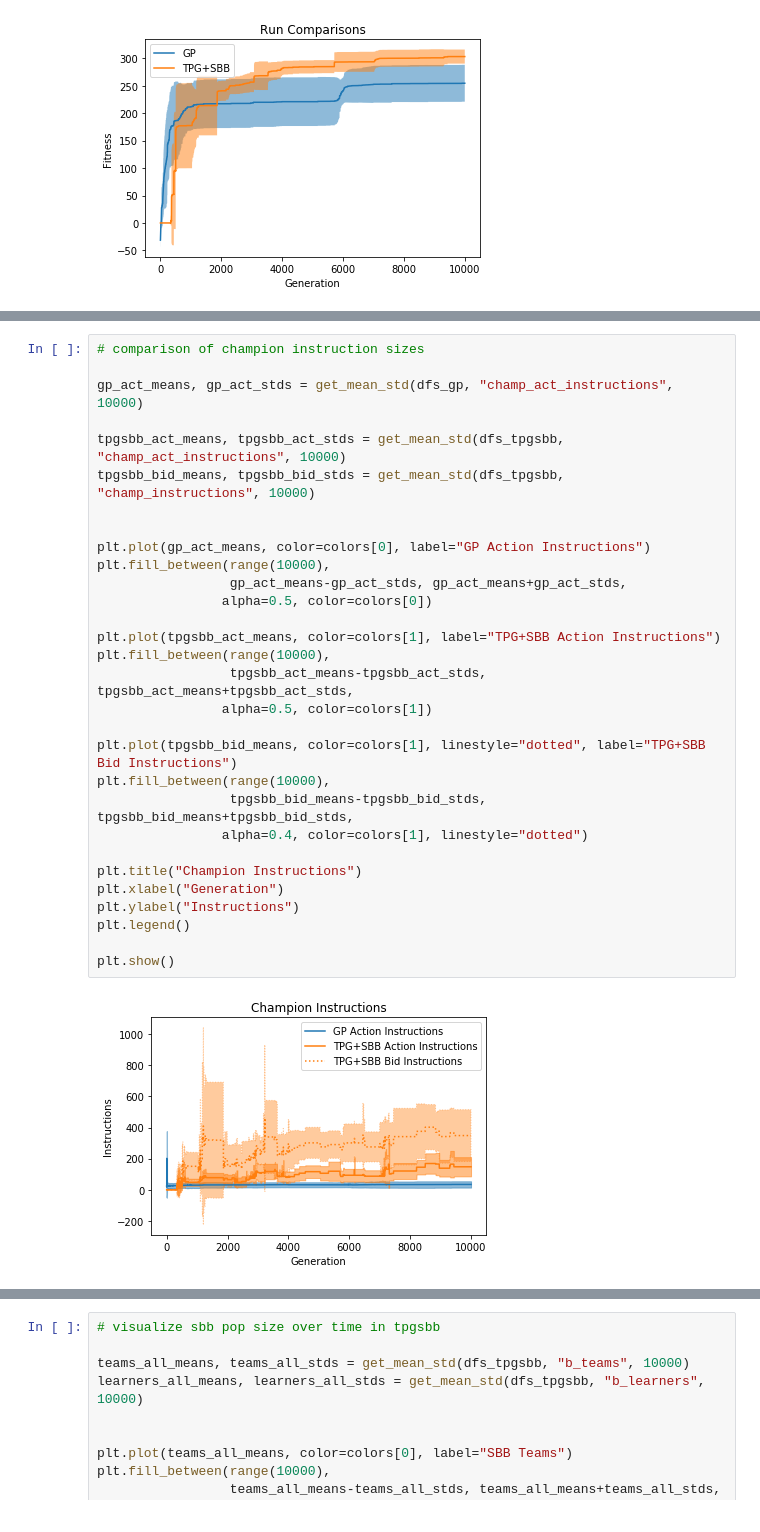
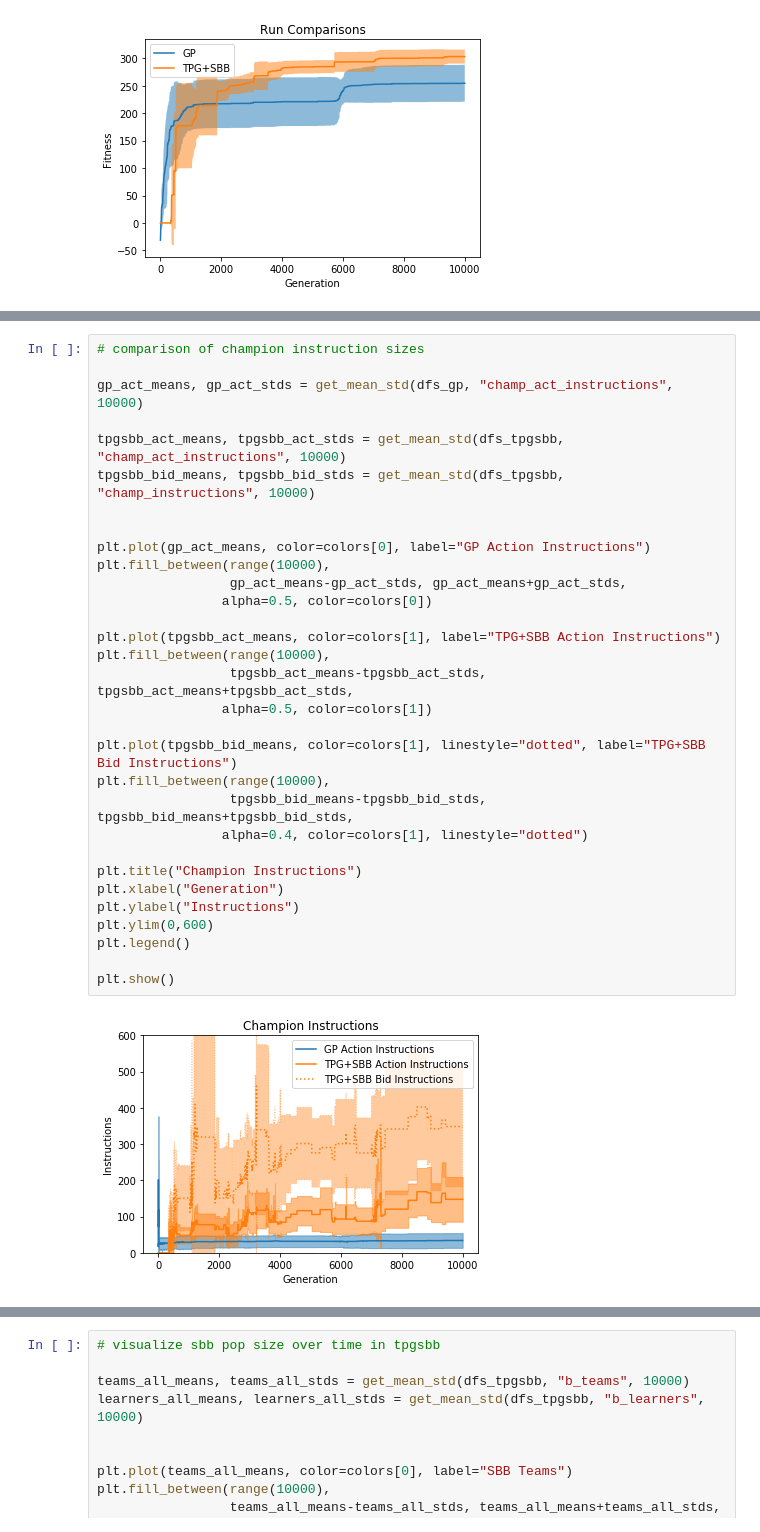
Before and after one commit to Ryan-Amaral/gp-bipedal-walker-analysis, a Jupyter notebook: basic_analysis.ipynb, the cells around one changed output, grey strips where cells are left out. Cells and saved outputs as stored; diff of their text form.

Commit message:
updated plots

```diff
--- a/basic_analysis.ipynb
+++ b/basic_analysis.ipynb
@@ -111,31 +112,32 @@ plt.show()
 # comparison of champion instruction sizes
 
 gp_act_means, gp_act_stds = get_mean_std(dfs_gp, "champ_act_instructions", 10000)
 
 tpgsbb_act_means, tpgsbb_act_stds = get_mean_std(dfs_tpgsbb, "champ_act_instructions", 10000)
 tpgsbb_bid_means, tpgsbb_bid_stds = get_mean_std(dfs_tpgsbb, "champ_instructions", 10000)
 
 
 plt.plot(gp_act_means, color=colors[0], label="GP Action Instructions")
 plt.fill_between(range(10000),
                  gp_act_means-gp_act_stds, gp_act_means+gp_act_stds,
                 alpha=0.5, color=colors[0])
 
 plt.plot(tpgsbb_act_means, color=colors[1], label="TPG+SBB Action Instructions")
 plt.fill_between(range(10000),
                  tpgsbb_act_means-tpgsbb_act_stds, tpgsbb_act_means+tpgsbb_act_stds,
                 alpha=0.5, color=colors[1])
 
 plt.plot(tpgsbb_bid_means, color=colors[1], linestyle="dotted", label="TPG+SBB Bid Instructions")
 plt.fill_between(range(10000),
                  tpgsbb_bid_means-tpgsbb_bid_stds, tpgsbb_bid_means+tpgsbb_bid_stds,
                 alpha=0.4, color=colors[1], linestyle="dotted")
 
 plt.title("Champion Instructions")
 plt.xlabel("Generation")
 plt.ylabel("Instructions")
+plt.ylim(0,600)
 plt.legend()
 
 plt.show()
 # %% [output]
-[figure, old version]
+[figure, new version]
```
Also changed, not shown: parts of 2 cells of this notebook, 6 other files.
